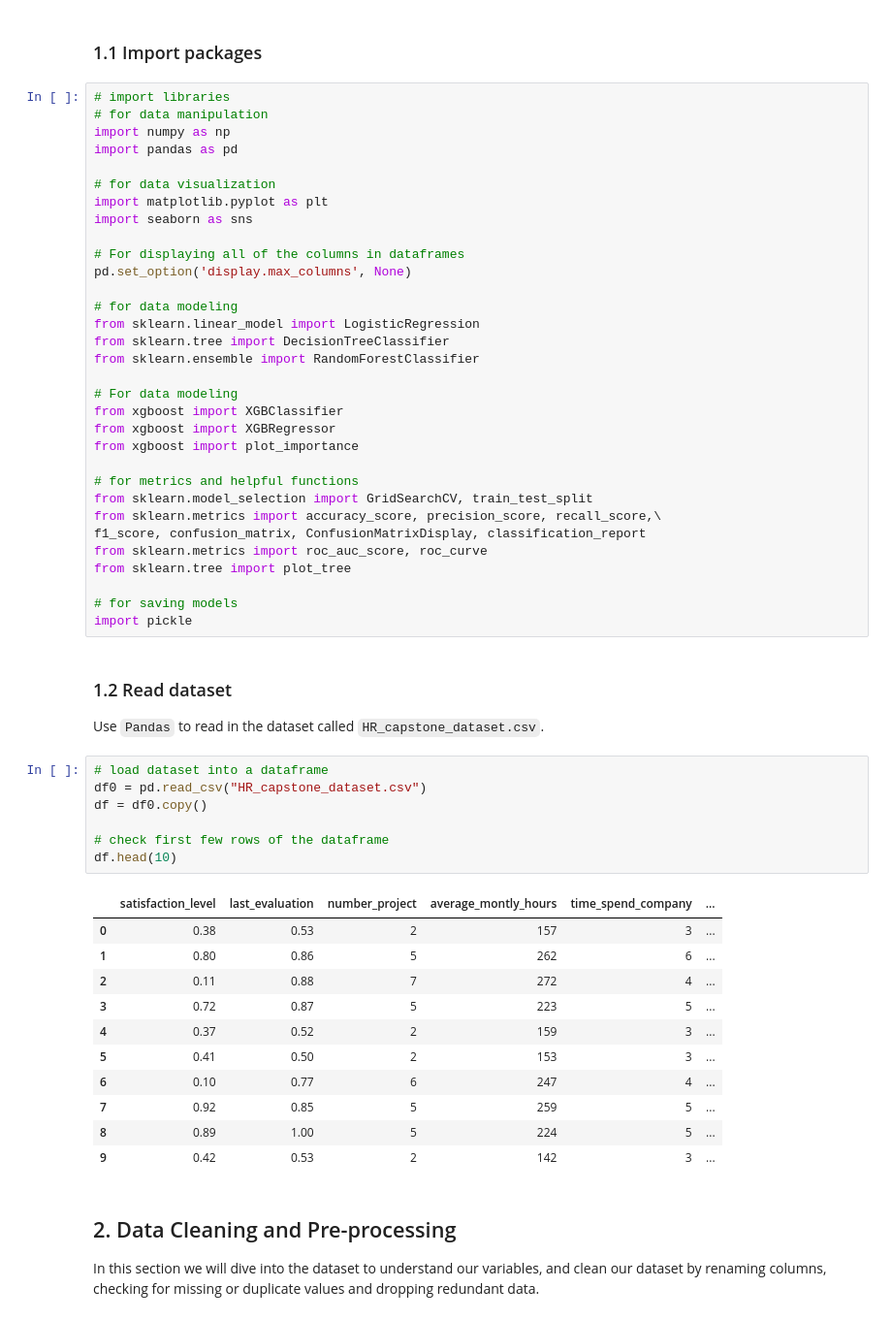
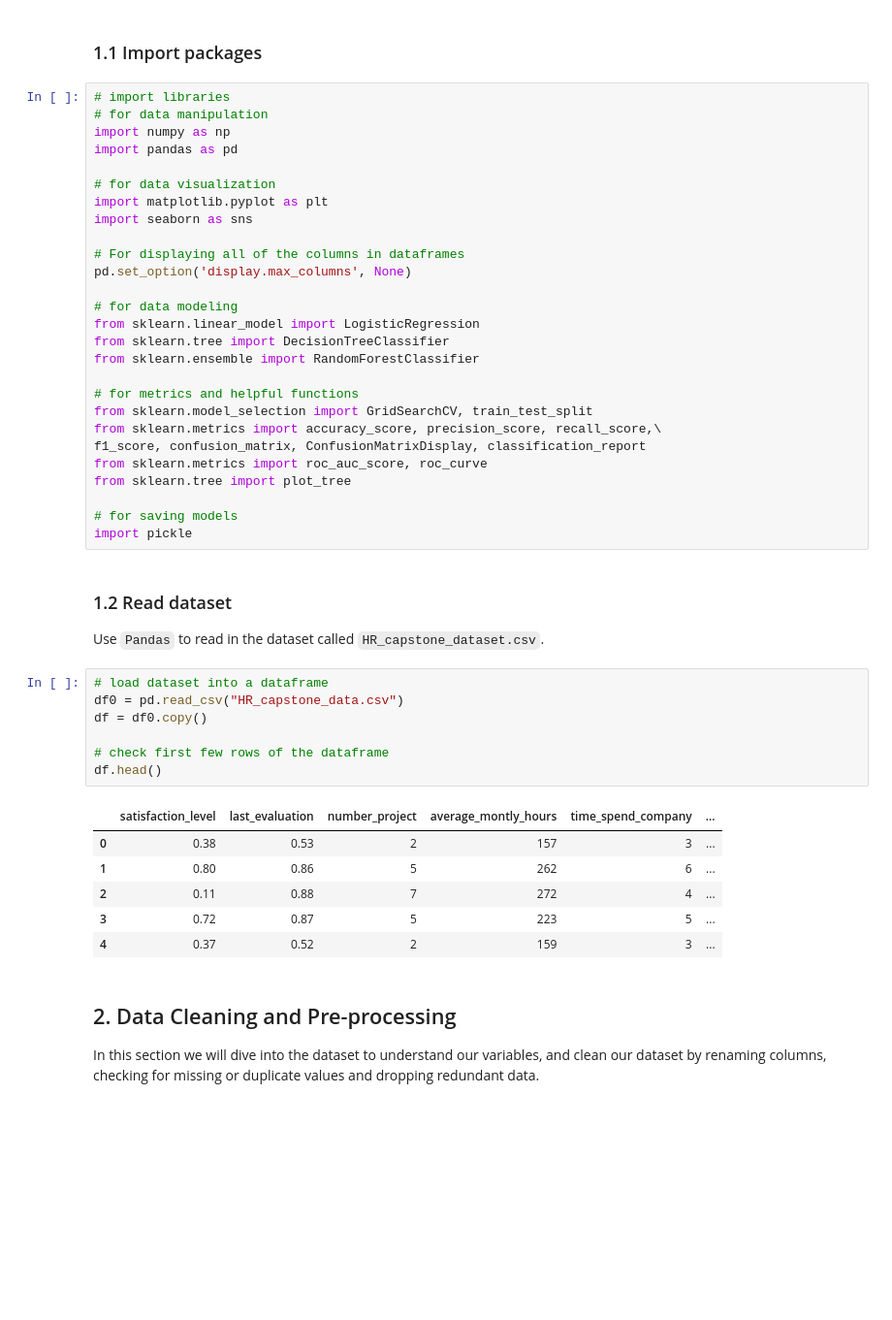
Before and after one commit to kuehbiko/01-Portfolio-Projects, a Jupyter notebook: Salifort Motors HR Analysis/salifort_motors_analysis.ipynb, the cells around one changed output. Shown at 97% size. Cells and saved outputs as stored; diff of their text form; blank space fills up the shorter version.

```diff
--- a/Salifort Motors HR Analysis/salifort_motors_analysis.ipynb
+++ b/Salifort Motors HR Analysis/salifort_motors_analysis.ipynb
@@ -116,11 +116,6 @@ from sklearn.linear_model import LogisticRegression
 from sklearn.tree import DecisionTreeClassifier
 from sklearn.ensemble import RandomForestClassifier
 
-# For data modeling
-from xgboost import XGBClassifier
-from xgboost import XGBRegressor
-from xgboost import plot_importance
-
 # for metrics and helpful functions
 from sklearn.model_selection import GridSearchCV, train_test_split
 from sklearn.metrics import accuracy_score, precision_score, recall_score,\
@@ -136,23 +131,18 @@ import pickle
 Use `Pandas` to read in the dataset called `HR_capstone_dataset.csv`.
 # %%
 # load dataset into a dataframe
-df0 = pd.read_csv("HR_capstone_dataset.csv")
+df0 = pd.read_csv("HR_capstone_data.csv")
 df = df0.copy()
 
 # check first few rows of the dataframe
-df.head(10)
+df.head()
 # %% [output]
 |  | satisfaction_level | last_evaluation | number_project | average_montly_hours | time_spend_company | ... |
 | 0 | 0.38 | 0.53 | 2 | 157 | 3 | ... |
 | 1 | 0.80 | 0.86 | 5 | 262 | 6 | ... |
 | 2 | 0.11 | 0.88 | 7 | 272 | 4 | ... |
 | 3 | 0.72 | 0.87 | 5 | 223 | 5 | ... |
 | 4 | 0.37 | 0.52 | 2 | 159 | 3 | ... |
-| 5 | 0.41 | 0.50 | 2 | 153 | 3 | ... |
-| 6 | 0.10 | 0.77 | 6 | 247 | 4 | ... |
-| 7 | 0.92 | 0.85 | 5 | 259 | 5 | ... |
-| 8 | 0.89 | 1.00 | 5 | 224 | 5 | ... |
-| 9 | 0.42 | 0.53 | 2 | 142 | 3 | ... |
 # %% [markdown]
 ## 2. Data Cleaning and Pre-processing
 
```
Also changed, not shown: parts of 61 cells of this notebook.
